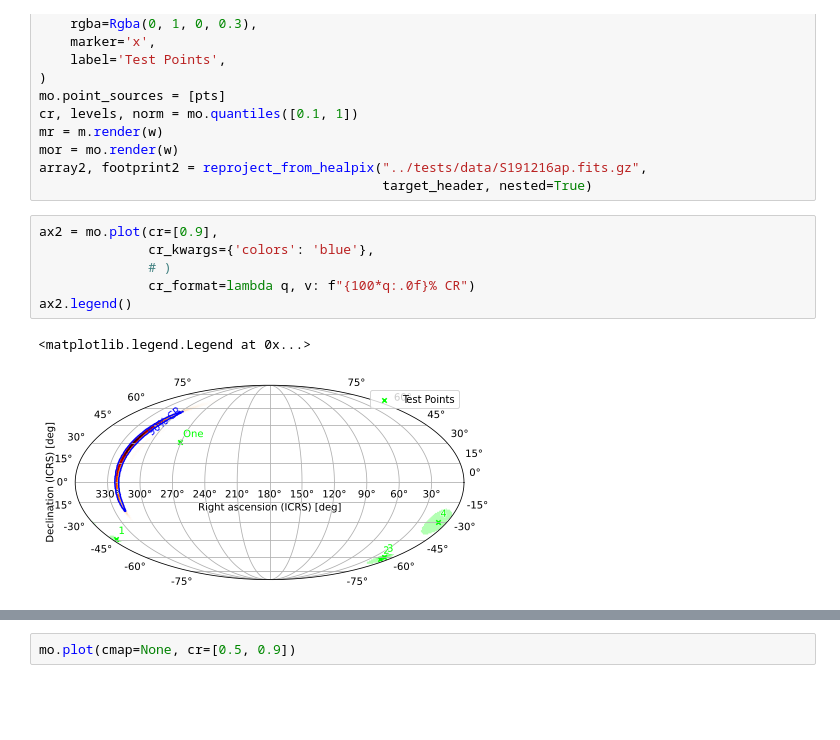
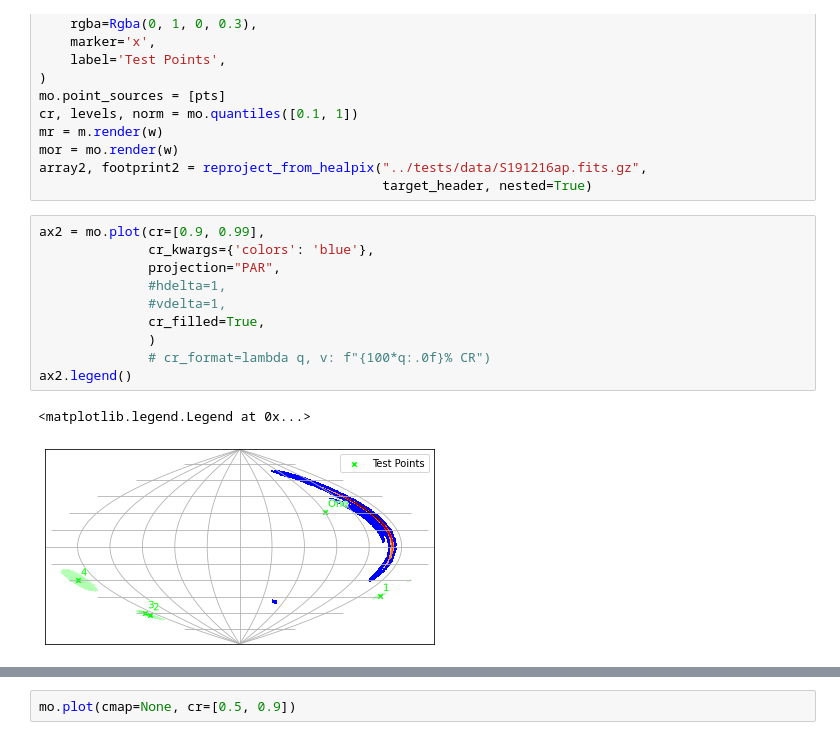
Before and after one commit to markalab/hpmoc, a Jupyter notebook: jup/astroplot.ipynb, the cells around one changed output, grey strips where cells are left out. Saved outputs shown, nothing was run; the diff lists cells and outputs as text; blank space fills up the shorter version.

```diff
--- a/jup/astroplot.ipynb
+++ b/jup/astroplot.ipynb
@@ -70,11 +70,15 @@ mor = mo.render(w)
 array2, footprint2 = reproject_from_healpix("../tests/data/S191216ap.fits.gz",
                                             target_header, nested=True)
 # %%
-ax2 = mo.plot(cr=[0.9],
+ax2 = mo.plot(cr=[0.9, 0.99],
               cr_kwargs={'colors': 'blue'},
-              # )
-              cr_format=lambda q, v: f"{100*q:.0f}% CR")
+              projection="PAR",
+              #hdelta=1,
+              #vdelta=1,
+              cr_filled=True,
+              )
+              # cr_format=lambda q, v: f"{100*q:.0f}% CR")
 ax2.legend()
 # %% [output]
 <matplotlib.legend.Legend at 0x...>
-[figure, old version]
+[figure, new version]
```
Also changed, not shown: parts of 5 cells of this notebook.
